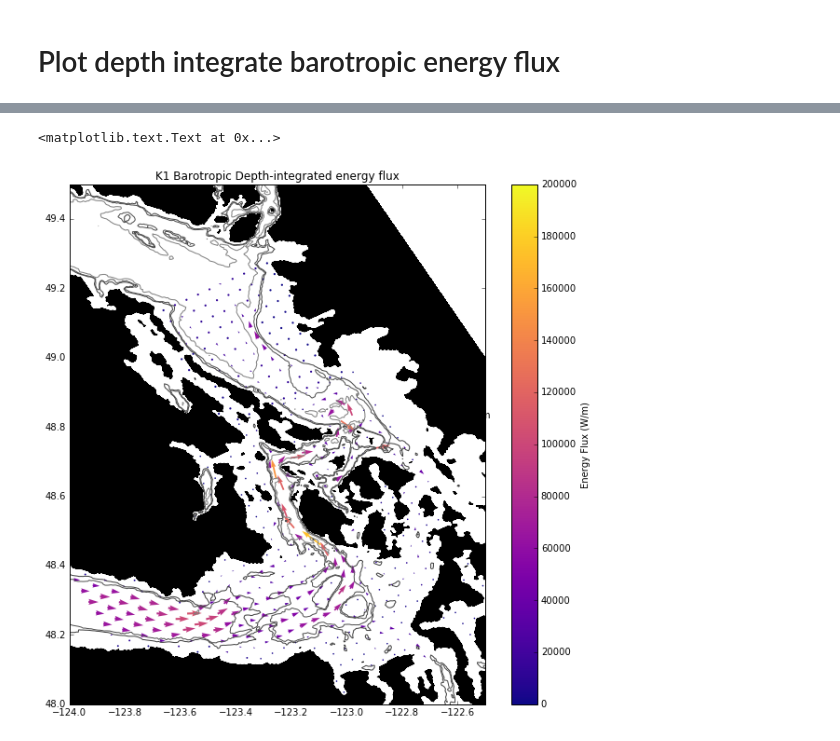
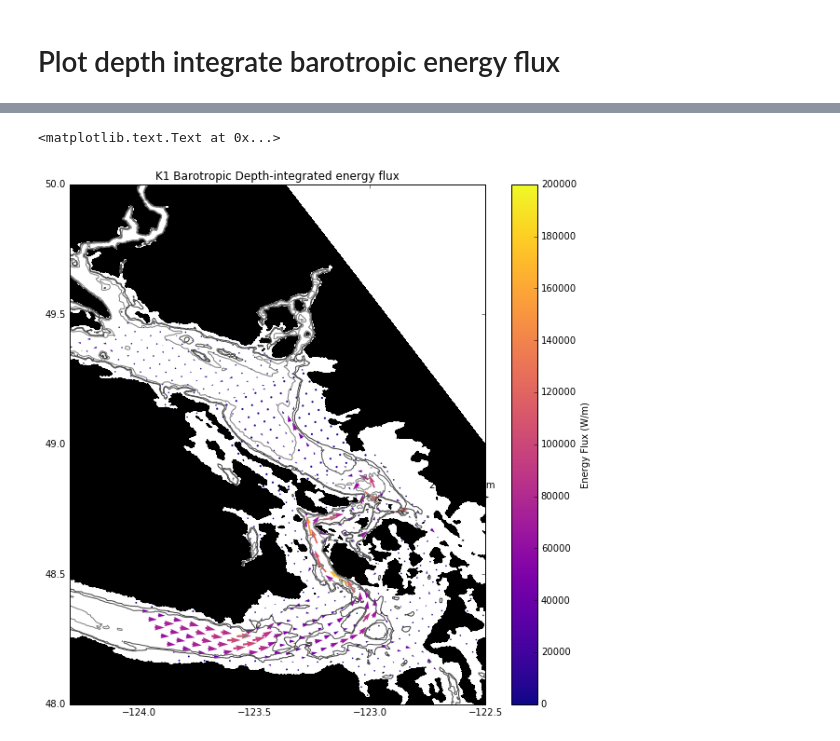
Before and after one commit to SalishSeaCast/analysis-nancy, a Jupyter notebook: notebooks/energy_flux/Barotropic Energy flux -- all.ipynb, the cells around one changed output, grey strips where cells are left out. Saved outputs shown, nothing was run; the diff lists cells and outputs as text; code cells hidden in the pictures.

```diff
--- a/notebooks/energy_flux/Barotropic Energy flux -- all.ipynb
+++ b/notebooks/energy_flux/Barotropic Energy flux -- all.ipynb
@@ -34,8 +34,9 @@ def load_area(areaname, date1, date2, path):
     data = sio.loadmat(os.path.join(path, '{}_region_{}_{}_ssh'.format(areaname, d1str, d2str)))
     sshstruc = data['sshstruc']
 
-    data = sio.loadmat(os.path.join(path, '{}_region_baroclinic_{}_{}_masked'.format(areaname, d1str, d2str)))
-    bcstruc = data['datastruc']
+    #data = sio.loadmat(os.path.join(path, '{}_region_baroclinic_{}_{}_masked'.format(areaname, d1str, d2str)))
+    #bcstruc = data['datastruc']
+    bcstruc={}
 
     data = sio.loadmat(os.path.join(path, '{}_region_{}_{}_pbc_t'.format(areaname, d1str, d2str)))
     pbc_t_struc = data['pbc_t_struc']
@@ -45,7 +46,7 @@ def load_area(areaname, date1, date2, path):
 
     return sshstruc, bcstruc, pbc_t_struc, btstruc
 # %%
-areas = ['CODAR/CODAR', 'BP', 'JuandeFuca', 'VictoriaSill', ]
+areas = ['CODAR/CODAR', 'BP', 'JuandeFuca', 'VictoriaSill', 'NSoG']
 path = '/ocean/nsoontie/MEOPAR/TidalEllipseData/'
 d1 = datetime.datetime(2014,11,26)
 d2 = datetime.datetime(2015,4,26)
@@ -105,33 +106,33 @@ scale=5*1e5
 scale_unit='inches'
 fig, ax = plt.subplots(1,1,figsize=(10,10))
 for area in areas:
     lons = sshs[area]['lons'][0,0]
     lats = sshs[area]['lats'][0,0]
 
     jstart,istart = ef.find_starting_index(NEMO_lons,NEMO_lats,lons[0,0],lats[0,0])
 
     Fxbt,Fybt = ef.barotropic_flux(sshs[area], bts[area], const)
 
     jend = jstart + Fxbt.shape[-1]
     iend = istart + Fxbt.shape[0]
 
     Fxbt_depint = Fxbt*column_depth[jstart:jend, istart:iend].T
     Fybt_depint = Fybt*column_depth[jstart:jend, istart:iend].T
 
     mag = np.sqrt(Fxbt_depint**2+Fybt_depint**2)
 
     q=ax.quiver(lons[::st,::st],lats[::st,::st],
                 Fxbt_depint[::st,::st],Fybt_depint[::st,::st,],
                 mag[::st,::st],cmap='plasma',clim=[0,2*1e5],scale=scale, scale_units=scale_unit)
 
-ax.set_xlim([-124,-122.5])
-ax.set_ylim([48,49.5])
+ax.set_xlim([-124.3,-122.5])
+ax.set_ylim([48,50])
 ax.quiverkey(q,-122.6,48.8,2*1e5,'200, 000 W/m',color='k', coordinates='data')
 cbar=plt.colorbar(q,ax=ax)
 cbar.set_label('Energy Flux (W/m)')
 C=ax.contour(NEMO_lons,NEMO_lats,bathy.data,[0,100,125,200], cmap='gray',vmin=0,vmax=400)
 viz_tools.plot_land_mask(ax, grid, coords='map')
 ax.set_title('{} Barotropic Depth-integrated energy flux'.format(const))
 # %% [output]
 <matplotlib.text.Text at 0x...>
-[figure, old version]
+[figure, new version]
```
Also changed, not shown: parts of 1 cell of this notebook.
